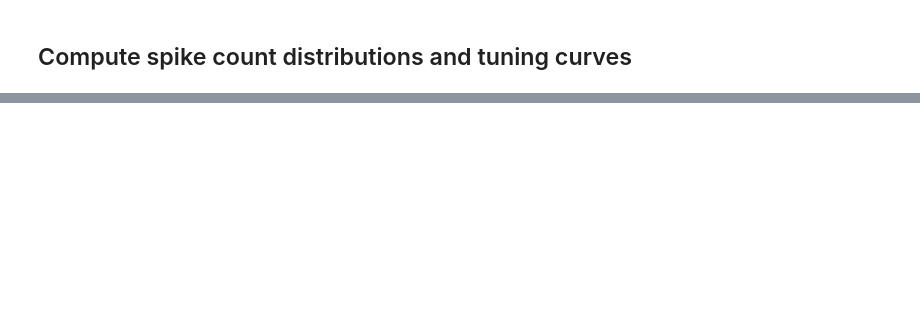
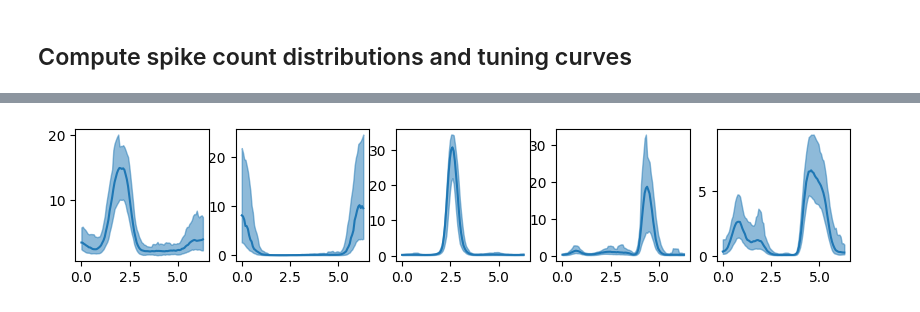
Before and after one commit to davindicode/UCM-interpret, a Jupyter notebook: preprocess/dim_reduction.ipynb, the cells around one changed output, grey strips where cells are left out. Cells and saved outputs as stored; diff of their text form; code cells hidden in the pictures; blank space fills up the shorter version.

```diff
--- a/preprocess/dim_reduction.ipynb
+++ b/preprocess/dim_reduction.ipynb
@@ -614,0 +128,11 @@ plt.show()
+# %%
+def tuning_curve_1d(cov_name, use_neuron, modelfit, rcov, num_points=100, MC=30, batch_size=1000):
+    lower_limit = np.min(rcov[cov_name])
+    upper_limit = np.max(rcov[cov_name])
+    sweep = torch.linspace(lower_limit, upper_limit, num_points)[None, :]
+
+    rcov_matrix = [torch.tensor(rcov[k]) for k in rcov.keys()]
+    with torch.no_grad():
+        P_mc = lib.helper.marginalized_P(modelfit, sweep, [list(rcov.keys()).index(cov_name)], rcov_matrix, batch_size, use_neuron, MC)
+
+    return P_mc, sweep
@@ -614,0 +211,13 @@ plt.show()
+# %%
+plt.figure(figsize=(10, 10))
+
+for i in range(mean.shape[0]):
+    plt.subplot(5, 5, i+1)
+    plt.plot(mean[i])
+    plt.fill_between(
+        hd_sweep.numpy(), lower[i, :].numpy(), upper[i, :].numpy(),
+        color=line.get_color(), alpha=0.5
+    )
+plt.show()
+# %% [output]
+[figure, added]
```
Also changed, not shown: parts of 50 cells of this notebook, 2 other files.
